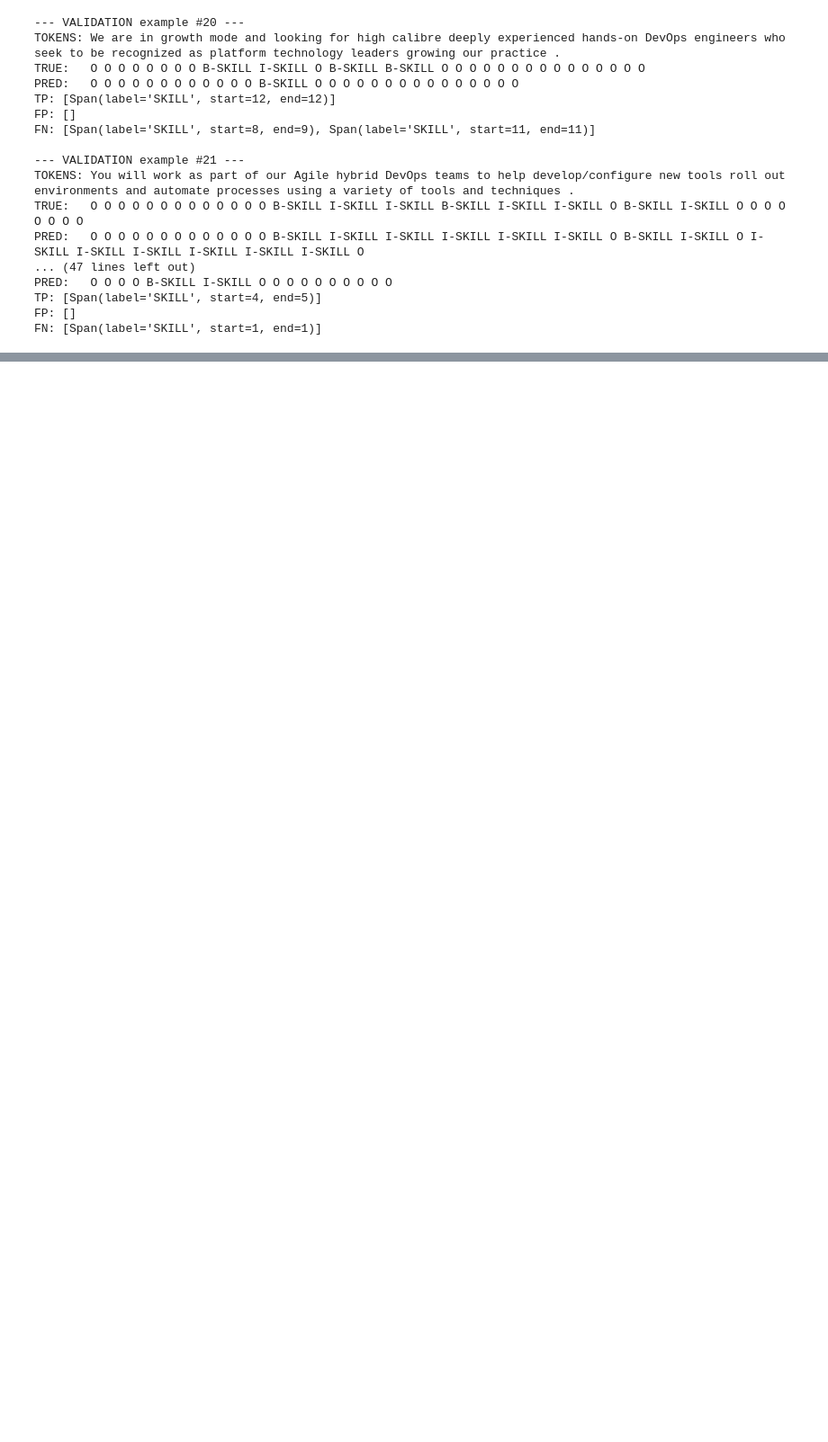
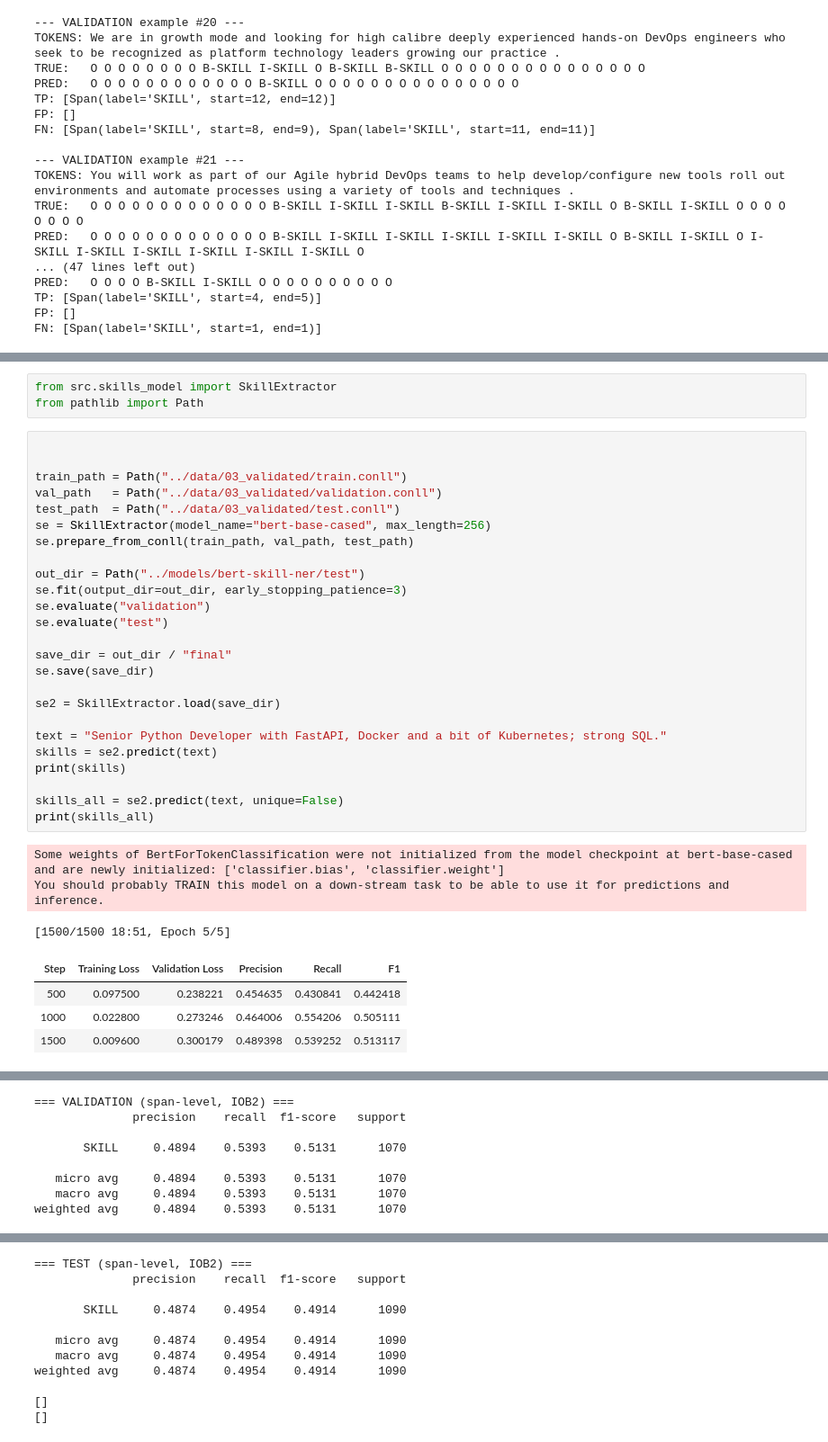
Before and after one commit to MarianSlassi/job_posting, a Jupyter notebook: notebooks/skills_extraction.ipynb, the cells around one changed output, grey strips where cells are left out. Shown at 90% size. Drawn from its saved outputs; the diff is of its cells as text; blank space fills up the shorter version.

Commit message:
add class for ner_model

```diff
--- a/notebooks/skills_extraction.ipynb
+++ b/notebooks/skills_extraction.ipynb
@@ -990,0 +758,36 @@ FN: [Span(label='SKILL', start=1, end=1)]
+# %%
+from src.skills_model import SkillExtractor
+from pathlib import Path
+# %%
+
+
+train_path = Path("../data/03_validated/train.conll")
+val_path   = Path("../data/03_validated/validation.conll")
+test_path  = Path("../data/03_validated/test.conll")
+se = SkillExtractor(model_name="bert-base-cased", max_length=256)
+se.prepare_from_conll(train_path, val_path, test_path)
+
+out_dir = Path("../models/bert-skill-ner/test")
+se.fit(output_dir=out_dir, early_stopping_patience=3)
+se.evaluate("validation")
+se.evaluate("test")
+
+save_dir = out_dir / "final"
+se.save(save_dir)
+
+se2 = SkillExtractor.load(save_dir)
+
+text = "Senior Python Developer with FastAPI, Docker and a bit of Kubernetes; strong SQL."
+skills = se2.predict(text)
+print(skills)
+
+skills_all = se2.predict(text, unique=False)
+print(skills_all)
+# %% [output]
+Some weights of BertForTokenClassification were not initialized from the model checkpoint at bert-base-cased and are newly initialized: ['classifier.bias', 'classifier.weight']
+You should probably TRAIN this model on a down-stream task to be able to use it for predictions and inference.
+[1500/1500 18:51, Epoch 5/5]
+| Step | Training Loss | Validation Loss | Precision | Recall | F1 |
+| 500 | 0.097500 | 0.238221 | 0.454635 | 0.430841 | 0.442418 |
+| 1000 | 0.022800 | 0.273246 | 0.464006 | 0.554206 | 0.505111 |
+| 1500 | 0.009600 | 0.300179 | 0.489398 | 0.539252 | 0.513117 |
@@ -990,0 +795,8 @@ FN: [Span(label='SKILL', start=1, end=1)]
+=== VALIDATION (span-level, IOB2) ===
+              precision    recall  f1-score   support
+
+       SKILL     0.4894    0.5393    0.5131      1070
+
+   micro avg     0.4894    0.5393    0.5131      1070
+   macro avg     0.4894    0.5393    0.5131      1070
+weighted avg     0.4894    0.5393    0.5131      1070
@@ -990,0 +804,11 @@ FN: [Span(label='SKILL', start=1, end=1)]
+=== TEST (span-level, IOB2) ===
+              precision    recall  f1-score   support
+
+       SKILL     0.4874    0.4954    0.4914      1090
+
+   micro avg     0.4874    0.4954    0.4914      1090
+   macro avg     0.4874    0.4954    0.4914      1090
+weighted avg     0.4874    0.4954    0.4914      1090
+
+[]
+[]
```
Also changed, not shown: parts of 24 cells of this notebook, 2 other files.
